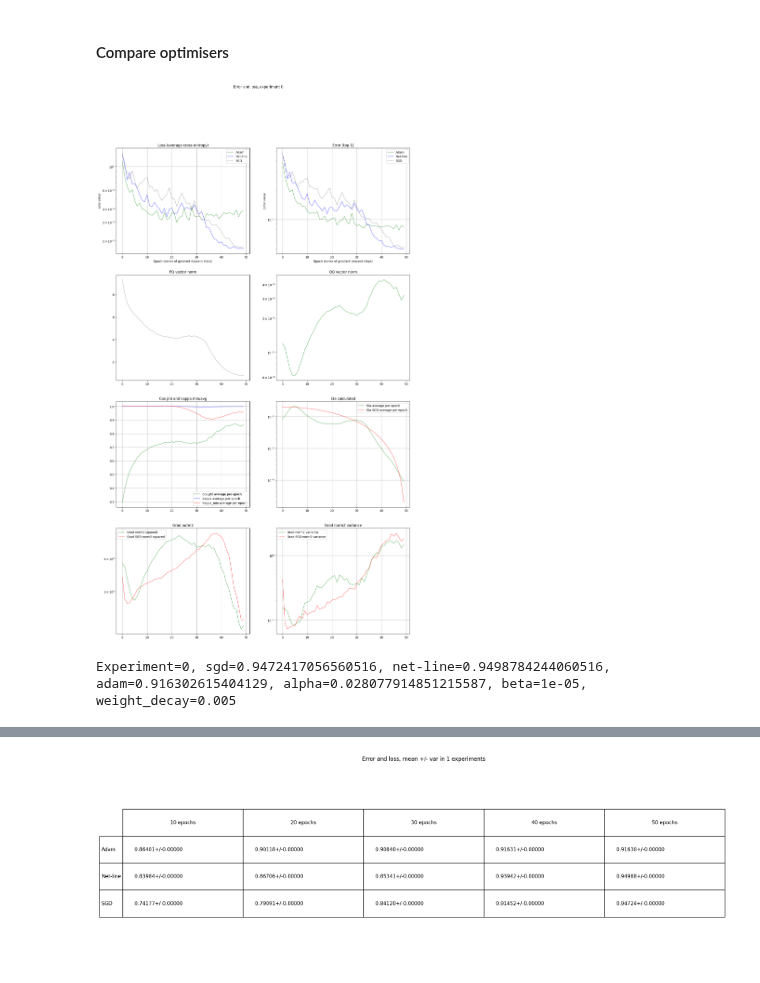
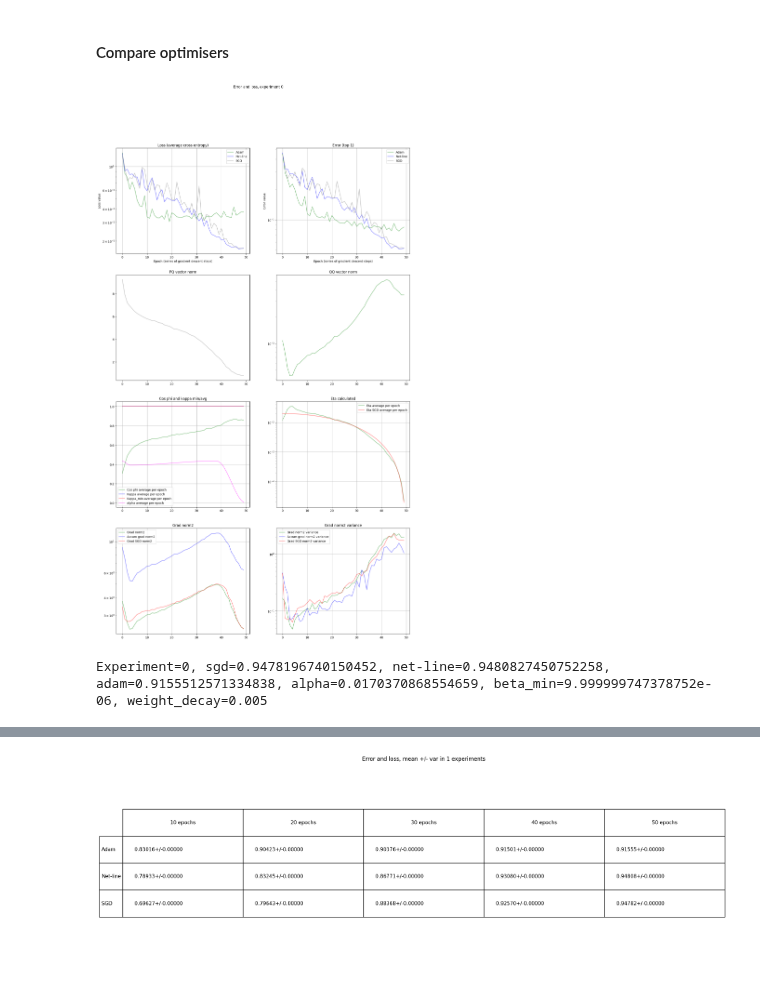
Before and after one commit to vkmbox/adaptive_stepsize, a Jupyter notebook: comparison_cifar10_restnet18.ipynb, the cells around one changed output, grey strips where cells are left out. Drawn from its saved outputs; the diff is of its cells as text; code cells hidden in the pictures.

Commit message:
DEV: experiments with optimise_v7_flight

```diff
--- a/comparison_cifar10_restnet18.ipynb
+++ b/comparison_cifar10_restnet18.ipynb
@@ -270,7 +257,7 @@ meta = MetaData(batch_size = BATCH_SIZE, output_dim=OUTPUT_DIM, device=DEVICE)
 2-net: 0-Adam, 1-Net-line 2step, 2-SGD
 3-param: 0-test accuracy (Top-1), 1-test errror (cross-entropy), 2-time per step, 3 - qq_norm_test,
 4 - pq_norm, 5 - cos_phi, 6 - eta_calculated, 7 - alpha/lr(sgd), 8 - armiho_coeff, 9 - kappa avg, 10 - kappa min,
-11 - grad_norm2_sq, 12 - grad_norm2_var, 13 - empty, 14 - empty, 15 - empty, 16 - empty
+11 - grad_norm2_sq, 12 - grad_norm2_var, 13 - accum_norm2_sq, 14 - accum_norm2_var, 15 - alpha, 16 - empty
 '''
 experimental_results = np.zeros((EXPERIMENTS, EPOCHS_PER_EXPERIMENT, 3, 17))
 eta_fixed = 0.01
@@ -286,28 +273,25 @@ for experiment in range(EXPERIMENTS):
     net_linestep = copy.deepcopy(net_adam)
     opt_linestep = NetLineStepProcessor(net_linestep, meta, DEVICE)
     opt_linestep.eta1 = 0.00001
-    opt_linestep.alpha = 0.4
-    opt_linestep.beta = 0.00001
     opt_linestep.dropout_mode=False
     opt_linestep.do_logging=False
     opt_linestep.do_calc_armiho = False
     opt_linestep.do_calc_grad_norm2 = True
+    opt_linestep.shorten_grad_accumulated=True
 
     #Sgd scheduled lr
     net_sgd = copy.deepcopy(net_adam)
     loss_sgd = nn.CrossEntropyLoss()
-    #opt_sgd = optim.SGD(net_sgd.parameters(), lr=1e-2, momentum=0.9, nesterov=True)
     opt_sgd = optim.SGD(net_sgd.parameters(), 0.02, momentum=0.9, weight_decay=5e-3)
     schd_sgd = optim.lr_scheduler.CosineAnnealingLR(opt_sgd, T_max=EPOCHS_PER_EXPERIMENT)
 
     for epoch in range(EPOCHS_PER_EXPERIMENT):
         #alpha, beta for net-line
-        opt_linestep.alpha = cosine_annealing3_lr(0.35, 0.525, 0.025, 8, 30, 50, epoch)
+        opt_linestep.alpha = cosine_annealing4_lr(1.0, 0.9, 1.0, 0.0, 0, 3, 38, 50, epoch)
         weight_decay0 = 5e-3
-        opt_linestep.kappa_step_pp = cosine_annealing2_lr(0.0, 0.05, 20, 50, epoch)
 
-        mt_grad_sga_sq, mt_grad_sga, mt_grad_sga, mt_kappa, mt_kappa_min, mt_adam, mt_netline, mt_sgd, mt_qq, mt_pq, mt_cos, mt_eta, mt_grad_sq, mt_grad = \
-            AverageMeter(), AverageMeter(), AverageMeter(), AverageMeter(), AverageMeter(), AverageMeter(), AverageMeter(), AverageMeter(), AverageMeter(), AverageMeter(), AverageMeter(), AverageMeter(), AverageMeter(), AverageMeter()
+        mt_alpha, mt_agrad, mt_agrad_sq, mt_grad_sga_sq, mt_grad_sga, mt_grad_sga, mt_kappa, mt_kappa_min, mt_adam, mt_netline, mt_sgd, mt_qq, mt_pq, mt_cos, mt_eta, mt_grad_sq, mt_grad = \
+            AverageMeter(), AverageMeter(), AverageMeter(), AverageMeter(), AverageMeter(), AverageMeter(), AverageMeter(), AverageMeter(), AverageMeter(), AverageMeter(), AverageMeter(), AverageMeter(), AverageMeter(), AverageMeter(), AverageMeter(), AverageMeter(), AverageMeter()
         net_adam.train(True)
         net_linestep.train(True)
         net_sgd.train(True)
@@ -340,6 +324,9 @@ for experiment in range(EXPERIMENTS):
             mt_kappa_min.update(step_result.kappa_min)
             mt_grad.update(math.sqrt(step_result.grad_norm2_squared))
             mt_grad_sq.update(step_result.grad_norm2_squared)
+            mt_agrad.update(math.sqrt(step_result.accum_norm2_squared))
+            mt_agrad_sq.update(step_result.accum_norm2_squared)
+            mt_alpha.update(step_result.alpha)
 
             logging.info("####Step with SGD, eta={}".format(opt_sgd.param_groups[0]['lr']))
             ns_start = time.time_ns()
@@ -368,8 +355,9 @@ for experiment in range(EXPERIMENTS):
         experimental_results[experiment, epoch, 1, 10] = mt_kappa_min.avg
         experimental_results[experiment, epoch, 1, 11] = mt_grad.avg
         experimental_results[experiment, epoch, 1, 12] = mt_grad_sq.avg - (mt_grad.avg)**2
-        experimental_results[experiment, epoch, 1, 13] = None
-        experimental_results[experiment, epoch, 1, 14] = None
+        experimental_results[experiment, epoch, 1, 13] = mt_agrad.avg
+        experimental_results[experiment, epoch, 1, 14] = mt_agrad_sq.avg - (mt_agrad.avg)**2
+        experimental_results[experiment, epoch, 1, 15] = mt_alpha.avg
 
         #timing
         experimental_results[experiment, epoch, 0, 2] = mt_adam.avg
@@ -378,37 +366,37 @@ for experiment in range(EXPERIMENTS):
 
         # testing loop 0-Adam, 1-Net-line 2step, 2-SGD
         acc0, loss0 = test_loop(net_adam)
         experimental_results[experiment, epoch, 0, 0] = acc0
         experimental_results[experiment, epoch, 0, 1] = loss0
 
         acc1, loss1 = test_loop(net_linestep)
         experimental_results[experiment, epoch, 1, 0] = acc1
         experimental_results[experiment, epoch, 1, 1] = loss1
 
         acc2, loss2 = test_loop(net_sgd)
         experimental_results[experiment, epoch, 2, 0] = acc2
         experimental_results[experiment, epoch, 2, 1] = loss2
         experimental_results[experiment, epoch, 2, 6] = schd_sgd.get_last_lr()[0]
         experimental_results[experiment, epoch, 2, 11] = mt_grad_sga.avg
         experimental_results[experiment, epoch, 2, 12] = mt_grad_sga_sq.avg - (mt_grad_sga.avg)**2
 
         schd_sgd.step()
 
         display.clear_output()
         title="Error and loss, experiment {}".format(experiment)
         experiment_comparison(experimental_results[experiment, 0:epoch+1], 0, 100, title=title)
 
         epf = EPOCHS_PER_EXPERIMENT - 1
         for exp in range(experiment):
             print("Experiment={}, sgd={}, net-line={}, adam={}"\
                 .format(exp, experimental_results[exp, epf, 2, 0]\
                         , experimental_results[exp, epf, 1, 0], experimental_results[exp, epf, 0, 0]))
 
-        print("Experiment={}, sgd={}, net-line={}, adam={}, alpha={}, beta={}, weight_decay={}"\
-            .format(experiment, acc2, acc1, acc0, opt_linestep.alpha, opt_linestep.beta, weight_decay0))
+        print("Experiment={}, sgd={}, net-line={}, adam={}, alpha={}, beta_min={}, weight_decay={}"\
+            .format(experiment, acc2, acc1, acc0, opt_linestep.alpha, opt_linestep.beta_min, weight_decay0))
 # %% [output]
-[figure, old version]
+[figure, new version]
-Experiment=0, sgd=0.9472417056560516, net-line=0.9498784244060516, adam=0.916302615404129, alpha=0.028077914851215587, beta=1e-05, weight_decay=0.005
+Experiment=0, sgd=0.9478196740150452, net-line=0.9480827450752258, adam=0.9155512571334838, alpha=0.0170370868554659, beta_min=9.999999747378752e-06, weight_decay=0.005
 # %%
 print("Accuracy in the latest experiment, net-line: \n{}".format(experimental_results[experiment, :, 1, 0]))
 # %% [output]
```
Also changed, not shown: parts of 8 cells of this notebook, 8 other files.
